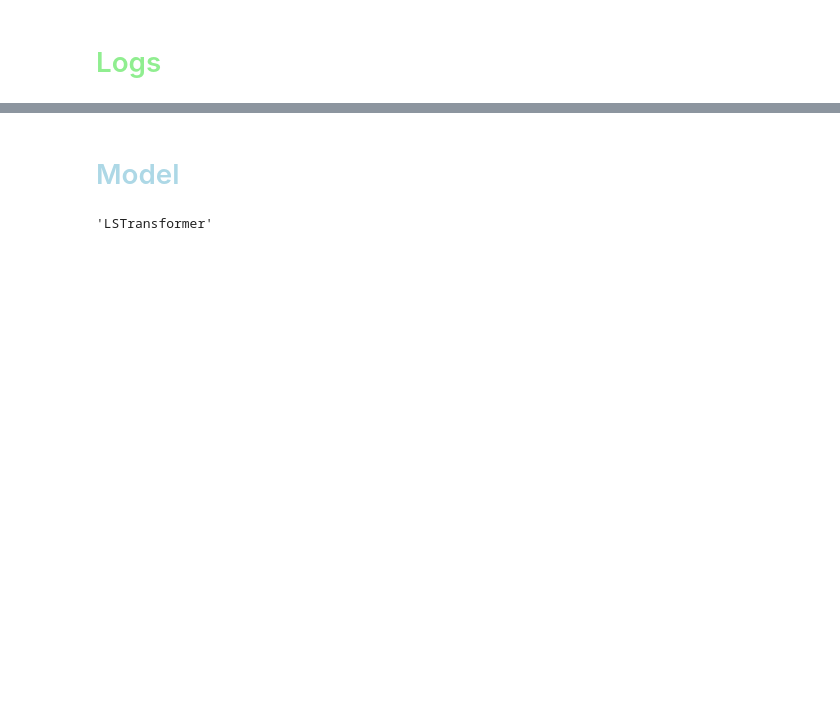
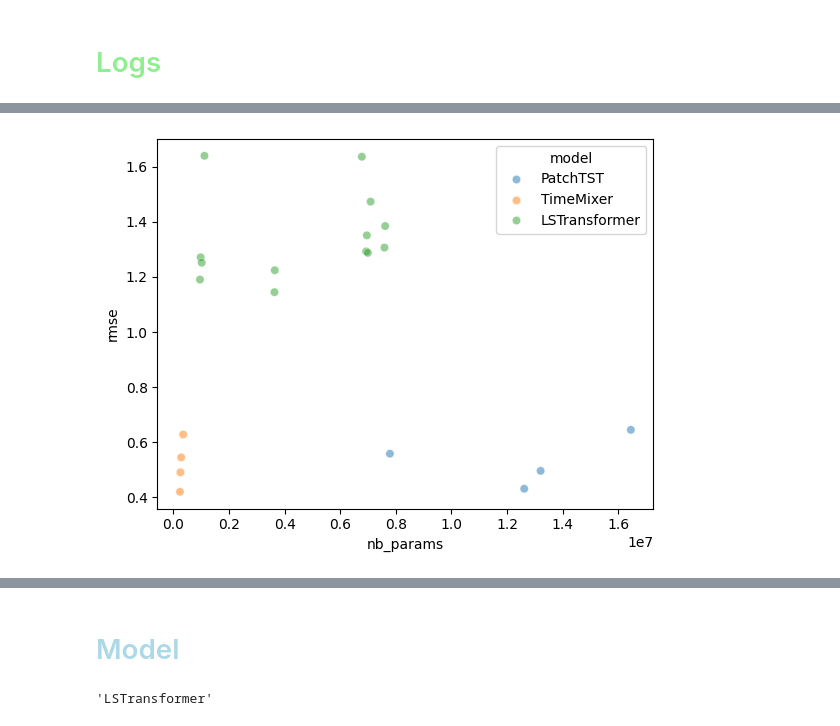
Before and after one commit to arnaud-odet/Time-Series-Library, a Jupyter notebook: results.ipynb, the cells around one changed output, grey strips where cells are left out. Drawn from its saved outputs; the diff is of its cells as text; code cells hidden in the pictures; blank space fills up the shorter version.

```diff
--- a/results.ipynb
+++ b/results.ipynb
@@ -31,3 +33,7 @@ lt_logs_df[['model', 'data', 'seq_len', 'pred_len', 'lstm_layers', 'e_layers','d
+# %%
+sns.scatterplot( data = lt_logs_df, x = 'nb_params', y='rmse', hue= 'model', alpha = 0.5);
+# %% [output]
+[figure, added]
 # %%
 st_logs_df = pd.read_csv('./logs/short_term_forecast.csv', index_col = 0)
 st_logs_df[['model', 'seasonal_patterns','data', 'seq_len', 'pred_len', 'c_out', 'd_model', 'n_heads', 'e_layers', 'd_layers', 'd_ff',
```
Also changed, not shown: parts of 4 cells of this notebook, 3 other files.
